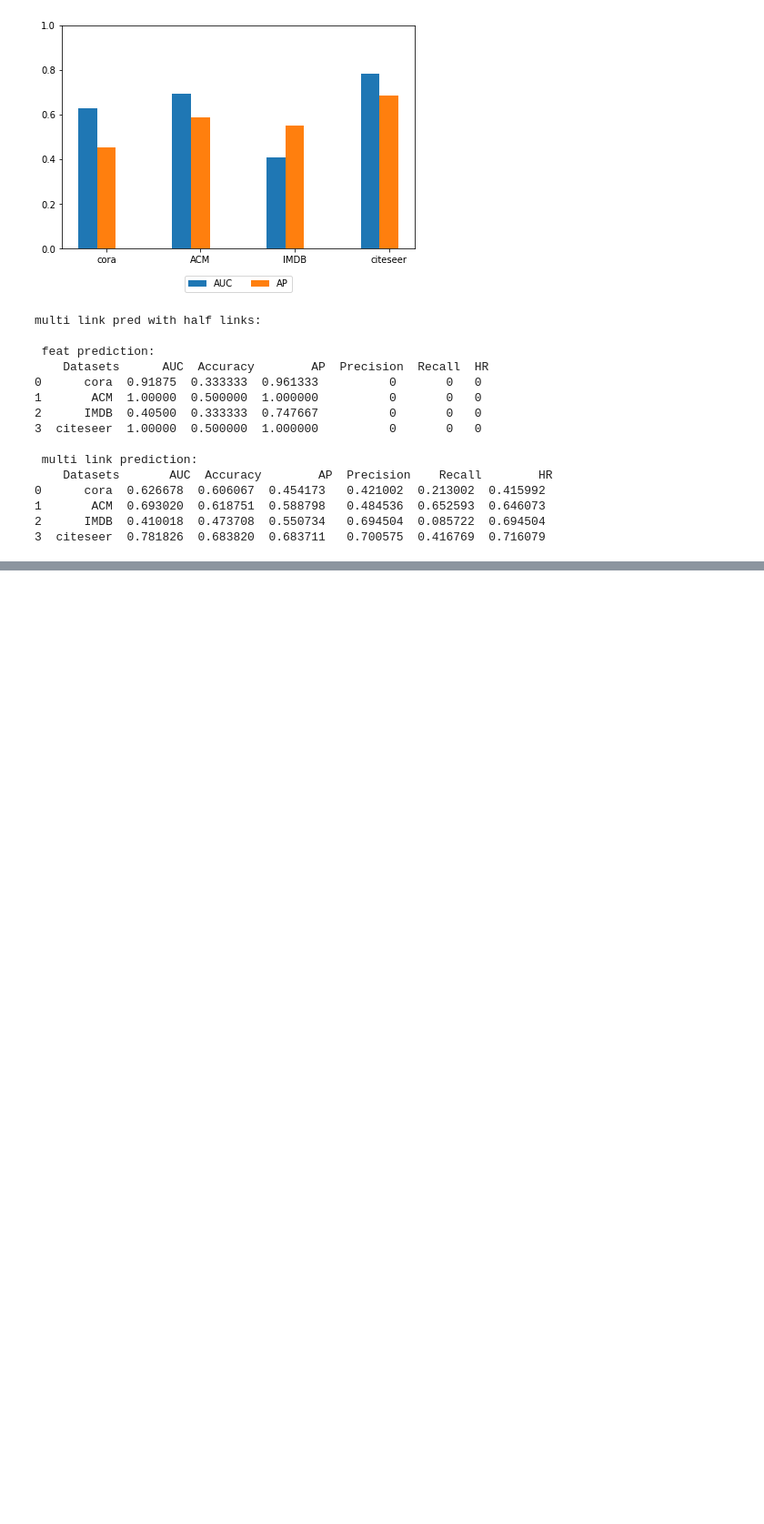
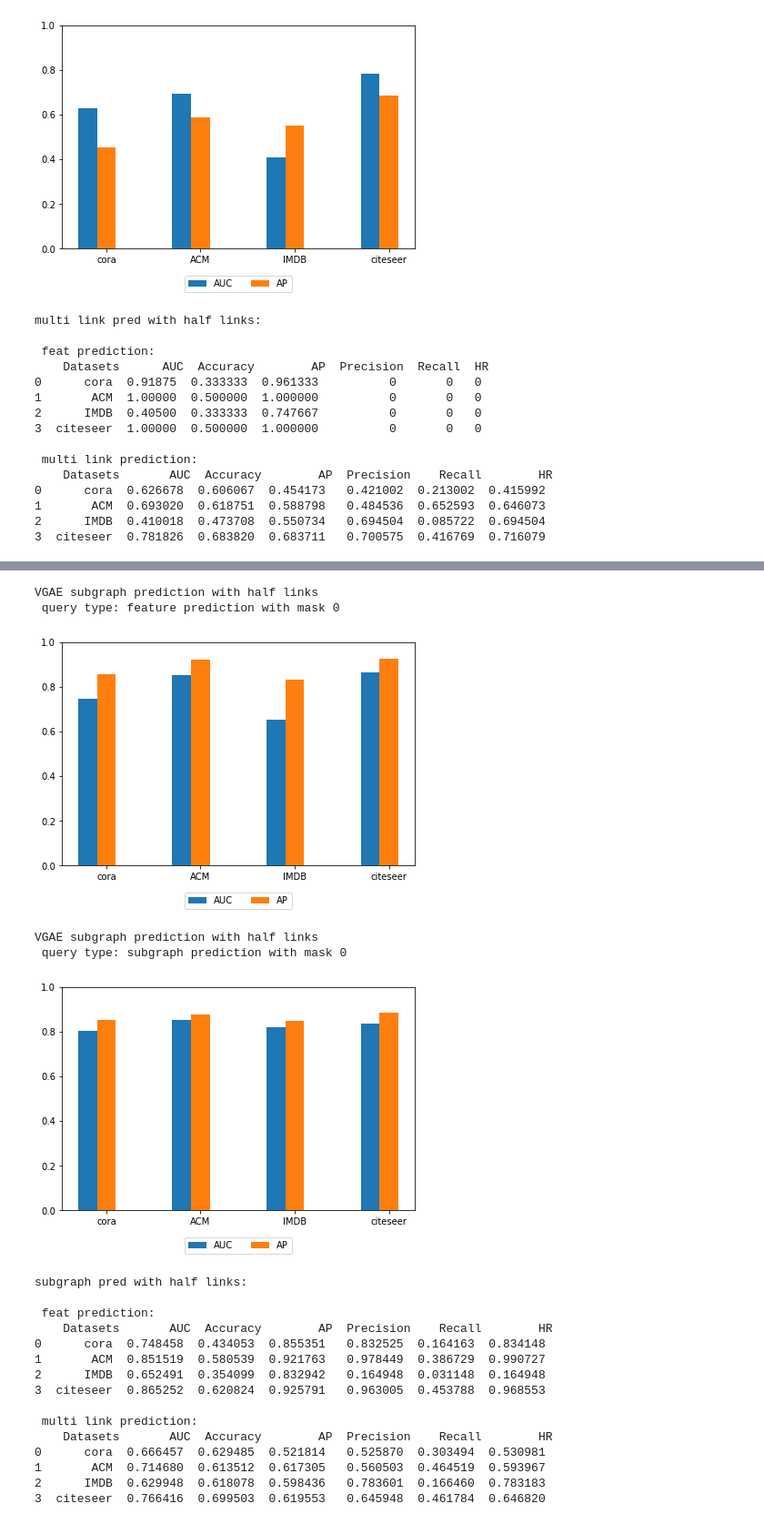
Before and after one commit to erfmah/Inductive_Learining, a Jupyter notebook: feat_pred.ipynb, the cells around one changed output, grey strips where cells are left out. Shown at 91% size. Cells and saved outputs as stored; diff of their text form; code cells hidden in the pictures; blank space fills up the shorter version.

```diff
--- a/feat_pred.ipynb
+++ b/feat_pred.ipynb
@@ -2534,0 +2604,64 @@ multi link pred with half links:
+# %%
+
+import matplotlib.pyplot as plt
+import numpy as np
+import pandas as pd
+
+
+print("VGAE subgraph prediction with half links \n query type: feature prediction with mask 0")
+path_adj = "/Users/erfanehmahmoudzadeh/Desktop/data/subgraph_query - subgraph_half_feat.csv"
+df = pd.read_csv(path_adj)
+datasets = df['Datasets'].values
+x = np.arange(len(datasets))
+w = 0.2
+# print("link pred: \n", df2)
+plt.bar(x-w, df['AUC'].values, width=w, label='AUC')
+plt.bar(x, df['AP'].values, width=w, label='AP')
+#plt.bar(x+w, df2['HR'].values, width=w, label='HR')
+plt.xticks(x, datasets)
+plt.ylim([0,1])
+plt.tight_layout()
+plt.legend(loc='upper center', bbox_to_anchor=(0.5, -0.1), fancybox=True, ncol=5)
+plt.savefig("CSVBarplots.png", bbox_inches="tight")
+plt.show()
+
+print("VGAE subgraph prediction with half links\n query type: subgraph prediction with mask 0")
+path_adj = "/Users/erfanehmahmoudzadeh/Desktop/data/subgraph_query - subgraph_half_adj.csv"
+df1 = pd.read_csv(path_adj)
+datasets = df1['Datasets'].values
+x = np.arange(len(datasets))
+w = 0.2
+# print("link pred: \n", df2)
+plt.bar(x-w, df1['AUC'].values, width=w, label='AUC')
+plt.bar(x, df1['AP'].values, width=w, label='AP')
+#plt.bar(x+w, df2['HR'].values, width=w, label='HR')
+plt.xticks(x, datasets)
+plt.ylim([0,1])
+plt.tight_layout()
+plt.legend(loc='upper center', bbox_to_anchor=(0.5, -0.1), fancybox=True, ncol=5)
+plt.savefig("CSVBarplots.png", bbox_inches="tight")
+plt.show()
+
+print("subgraph pred with half links: \n \n feat prediction: \n", df, "\n \n random prediction: \n", df2)
+# %% [output]
+VGAE subgraph prediction with half links
+ query type: feature prediction with mask 0
+[figure, added]
+VGAE subgraph prediction with half links
+ query type: subgraph prediction with mask 0
+[figure, added]
+subgraph pred with half links:
+
+ feat prediction:
+    Datasets       AUC  Accuracy        AP  Precision    Recall        HR
+0      cora  0.748458  0.434053  0.855351   0.832525  0.164163  0.834148
+1       ACM  0.851519  0.580539  0.921763   0.978449  0.386729  0.990727
+2      IMDB  0.652491  0.354099  0.832942   0.164948  0.031148  0.164948
+3  citeseer  0.865252  0.620824  0.925791   0.963005  0.453788  0.968553
+
+ multi link prediction:
+    Datasets       AUC  Accuracy        AP  Precision    Recall        HR
+0      cora  0.666457  0.629485  0.521814   0.525870  0.303494  0.530981
+1       ACM  0.714680  0.613512  0.617305   0.560503  0.464519  0.593967
+2      IMDB  0.629948  0.618078  0.598436   0.783601  0.166460  0.783183
+3  citeseer  0.766416  0.699503  0.619553   0.645948  0.461784  0.646820
```
Also changed, not shown: parts of 3 cells of this notebook, 23 other files.
